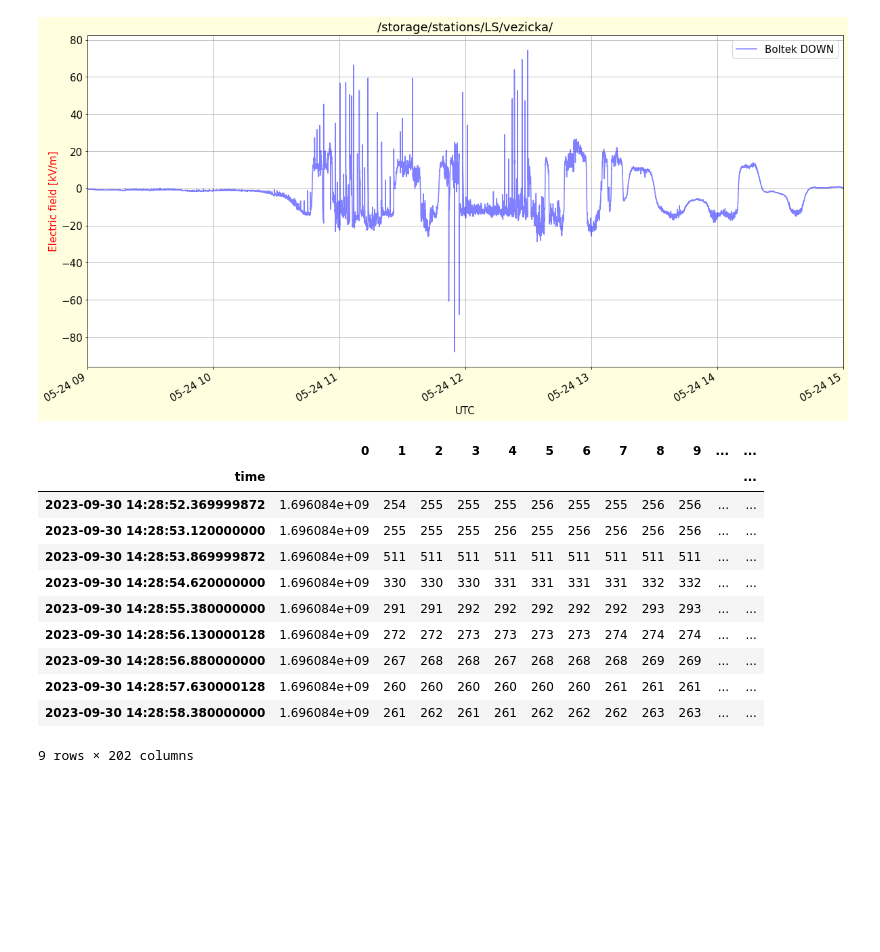
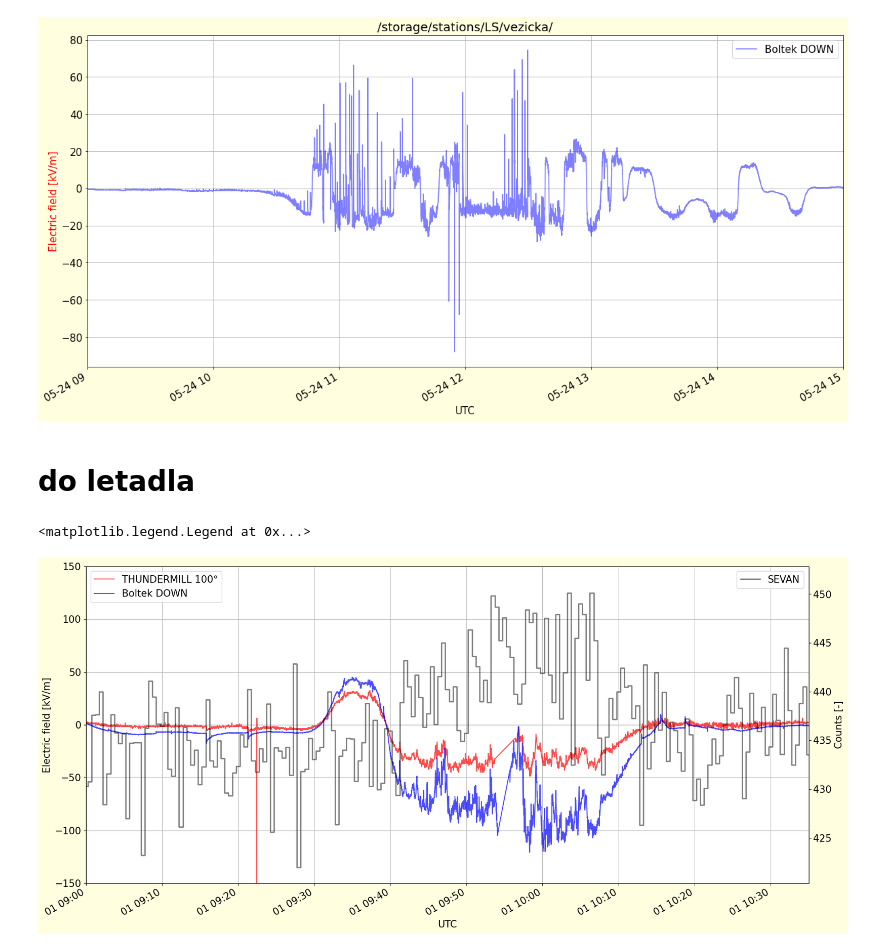
Before and after one commit to ODZ-UJF-AV-CR/Paper-AtmoHEAD2024, a Jupyter notebook: EFM.ipynb, the cells around one changed output. Cells and saved outputs as stored; diff of their text form; code cells hidden in the pictures; blank space fills up the shorter version.

```diff
--- a/EFM.ipynb
+++ b/EFM.ipynb
@@ -1572,18 +1558,63 @@ plt.legend()
 # %% [output]
 <matplotlib.legend.Legend at 0x...>
 [figure]
+# %% [markdown]
+# do letadla
 # %%
-dftd.loc[dftd['time']>'2023-09-30 14:28:52'].loc[dftd['time']<'2023-09-30 14:28:59']
+#dftd = pd.read_csv('t20240627.csv')
+#dfbd = pd.read_csv('b20240627.csv')
+#dfs = pd.read_csv('SEVAN20240627.csv', delim_whitespace=True, header=None, comment='*', skiprows=1, on_bad_lines='skip', engine='python')
+dftd = pd.read_csv('t20240701.csv')
+dfbd = pd.read_csv('b20240701.csv')
+dfs = pd.read_csv('SEVAN20240701.csv', delim_whitespace=True, header=None, comment='*', skiprows=1, on_bad_lines='skip', engine='python')
+
+dfs['time']=pd.to_datetime(dfs[0]+' '+dfs[1])
+dfs = dfs.set_index('time')
+
+#dftd['field'] = pd.to_numeric(dftd.iloc[:,120])
+dftd['time'] = pd.to_datetime(dftd['time'])
+dftd.set_index('time', inplace=True, drop=False)
+dfbd['time'] = pd.to_datetime(dfbd['time'])
+dfbd.set_index('time', inplace=True, drop=False)
-# %% [output]
-|  | 0 | 1 | 2 | 3 | 4 | 5 | 6 | 7 | 8 | 9 | ... | ... |
-| time |  |  |  |  |  |  |  |  |  |  |  | ... |
-| 2023-09-30 14:28:52.369999872 | 1.696084e+09 | 254 | 255 | 255 | 255 | 256 | 255 | 255 | 256 | 256 | ... | ... |
-| 2023-09-30 14:28:53.120000000 | 1.696084e+09 | 255 | 255 | 255 | 256 | 255 | 256 | 256 | 256 | 256 | ... | ... |
-| 2023-09-30 14:28:53.869999872 | 1.696084e+09 | 511 | 511 | 511 | 511 | 511 | 511 | 511 | 511 | 511 | ... | ... |
-| 2023-09-30 14:28:54.620000000 | 1.696084e+09 | 330 | 330 | 330 | 331 | 331 | 331 | 331 | 332 | 332 | ... | ... |
-| 2023-09-30 14:28:55.380000000 | 1.696084e+09 | 291 | 291 | 292 | 292 | 292 | 292 | 292 | 293 | 293 | ... | ... |
-| 2023-09-30 14:28:56.130000128 | 1.696084e+09 | 272 | 272 | 273 | 273 | 273 | 273 | 274 | 274 | 274 | ... | ... |
-| 2023-09-30 14:28:56.880000000 | 1.696084e+09 | 267 | 268 | 268 | 267 | 268 | 268 | 268 | 269 | 269 | ... | ... |
-| 2023-09-30 14:28:57.630000128 | 1.696084e+09 | 260 | 260 | 260 | 260 | 260 | 260 | 261 | 261 | 261 | ... | ... |
-| 2023-09-30 14:28:58.380000000 | 1.696084e+09 | 261 | 262 | 261 | 261 | 262 | 262 | 262 | 263 | 263 | ... | ... |
-9 rows × 202 columns
+# %%
+plt.figure(figsize=(20,10), facecolor='lightyellow')
+matplotlib.rcParams.update({'font.size': 15})
+
+
+label = 'THUNDERMILL 100°'
+color = 'red'
+factor = -0.9 # kV/m . DIV
+plt.plot(((dftd.iloc[:,75]-250)*factor), label=label, color=color, alpha=0.7)
+#plt.plot(-((dftd['field']-255)*factor+3), label=label, color=color, alpha=0.7)
+#label = 'THUNDERMILL 60°'
+#color = 'green'
+#factor = 3.4 # kV/m . DIV
+#plt.plot((dftd['field2']*factor+3), label=label, color=color, alpha=0.7)
+
+label = 'Boltek DOWN'
+color = 'blue'
+factor = 4
+
+(dfbd['field']*factor).plot(label=label, color=color, alpha=0.7)
+plt.ylabel('Electric field [kV/m]')
+
+plt.grid()
+plt.xlabel('UTC')
+
+#plt.plot(dfs[3], alpha=0.5, color='green', label='Boltek')
+plt.ylim(-150,150)
+
+#plt.xlim('2024-06-27 03:10','2024-6-27 06:20')
+#plt.xlim('2024-06-27 17:00','2024-6-27 19:00')
+#plt.xlim('2024-05-11 14:30','2024-5-11 16:30')
+plt.xlim('2024-07-1 9:00','2024-7-1 10:35')
+plt.legend(loc=2)
+
+plt.twinx()
+
+plt.plot(dfs[2], color='black', lw=2, alpha=0.5, drawstyle='steps-mid', label='SEVAN')
+plt.ylabel('Counts [-]')
+plt.legend(loc=1)
+# %% [output]
+<matplotlib.legend.Legend at 0x...>
+[figure, added]
```
Also changed, not shown: parts of 7 cells of this notebook.
